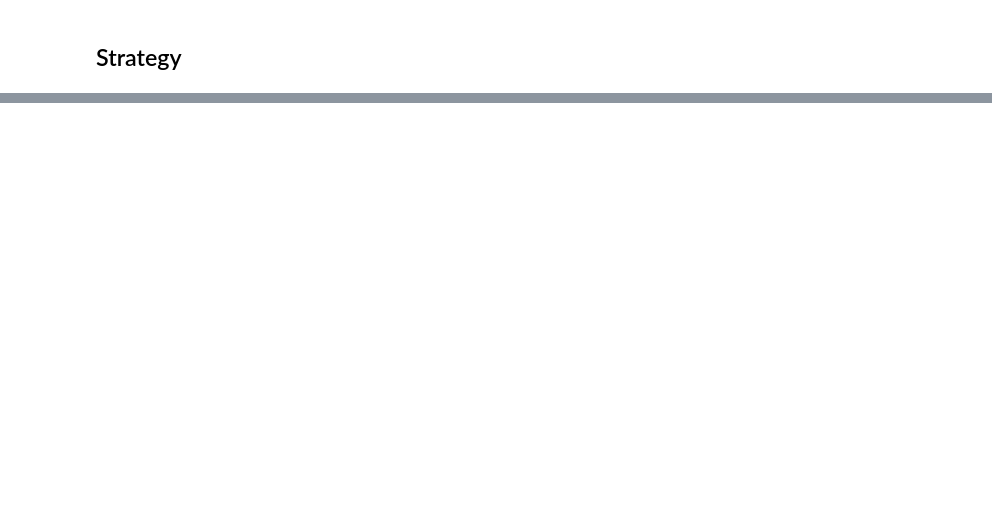
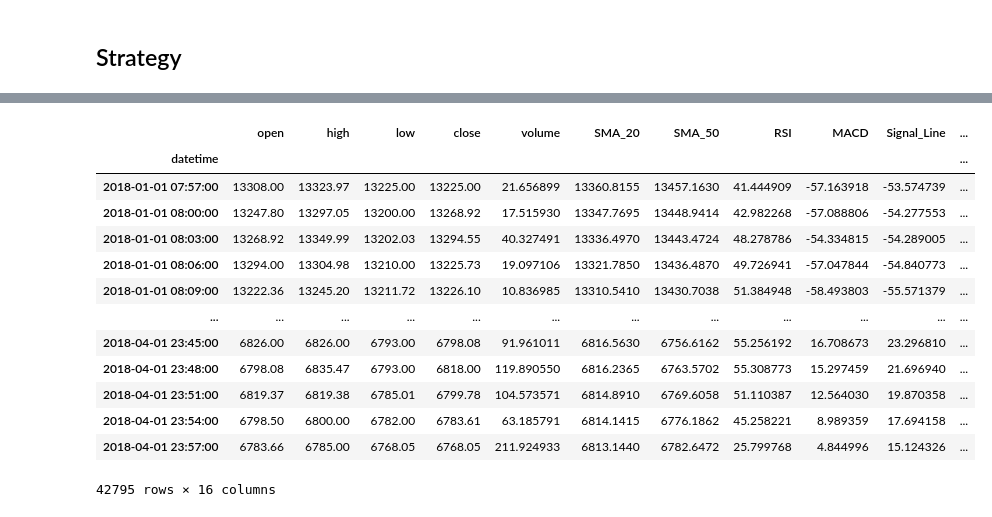
Before and after one commit to AI-ApeX-DeV/DTG, a Jupyter notebook: strategy.ipynb, the cells around one changed output, grey strips where cells are left out. Cells and saved outputs as stored; diff of their text form; code cells hidden in the pictures; blank space fills up the shorter version.

```diff
--- a/strategy.ipynb
+++ b/strategy.ipynb
@@ -262,3 +171,69 @@ See the caveats in the documentation: https://pandas.pydata.org/pandas-docs/stab
+# %%
+# Dataframe updation
+def update_df(i,usd, btc, signal):
+    test_df.at[test_df.index[i], 'Signal'] = signal
+    test_df.at[test_df.index[i], 'Balance_USD'] = usd
+    test_df.at[test_df.index[i], 'Balance_BTC'] = btc
+# %%
+
+# Trading loop
+for i in range(0, len(test_df)):
+    # Higher highs and higher lows trend tracking
+    if i > 1:
+        if test_df['close'][i-2] < test_df['close'][i-1] > test_df['close'][i] and test_df['close'][i-1] > resistance:
+            prev_resistance = resistance
+            resistance = test_df['close'][i-1]
+        if test_df['close'][i-1] < support:
+                current_close = test_df['close'][i]
+                prev_resistance, resistance = current_close,current_close
+                prev_support, support = current_close,current_close
+                usd, btc, signal = sell(usd, btc, test_df['close'][i])
+                # Update DataFrame
+                update_df(i,usd,btc,signal)
+                continue
+        elif test_df['close'][i-2] > test_df['close'][i-1] < test_df['close'][i] and test_df['close'][i-1] > support:
+                prev_support = support
+                support = test_df['close'][i-1]
+
+    # Buy condition
+    if usd > 0 and btc == 0:
+        if (support > prev_support
+            and resistance > prev_resistance
+            and test_df['close'][i-1] == support):
+            usd, btc, signal = buy(usd, btc, test_df['close'][i])
+
+            # Set the stop loss and target
+            if usd == 0 and btc > 0:
+                stop_loss = test_df['close'][i] - (atr_factor * test_df['ATR'][i])
+                target = (test_df['close'][i] * 1) + (take_profit_factor * test_df['ATR'][i])
+        else:
+            signal = "Wait"
+    # Sell condition
+    elif btc > 0 and usd == 0:
+        if test_df['close'][i] <= stop_loss or test_df['close'][i] >= target:
+            usd, btc, signal = sell(usd, btc, test_df['close'][i])
+        else:
+            signal = "Hold"
+
+    # Update DataFrame
+    update_df(i,usd,btc,signal)
+
+test_df
+# %% [output]
+|  | open | high | low | close | volume | SMA_20 | SMA_50 | RSI | MACD | Signal_Line | ... |
+| datetime |  |  |  |  |  |  |  |  |  |  | ... |
+| 2018-01-01 07:57:00 | 13308.00 | 13323.97 | 13225.00 | 13225.00 | 21.656899 | 13360.8155 | 13457.1630 | 41.444909 | -57.163918 | -53.574739 | ... |
+| 2018-01-01 08:00:00 | 13247.80 | 13297.05 | 13200.00 | 13268.92 | 17.515930 | 13347.7695 | 13448.9414 | 42.982268 | -57.088806 | -54.277553 | ... |
+| 2018-01-01 08:03:00 | 13268.92 | 13349.99 | 13202.03 | 13294.55 | 40.327491 | 13336.4970 | 13443.4724 | 48.278786 | -54.334815 | -54.289005 | ... |
+| 2018-01-01 08:06:00 | 13294.00 | 13304.98 | 13210.00 | 13225.73 | 19.097106 | 13321.7850 | 13436.4870 | 49.726941 | -57.047844 | -54.840773 | ... |
+| 2018-01-01 08:09:00 | 13222.36 | 13245.20 | 13211.72 | 13226.10 | 10.836985 | 13310.5410 | 13430.7038 | 51.384948 | -58.493803 | -55.571379 | ... |
+| ... | ... | ... | ... | ... | ... | ... | ... | ... | ... | ... | ... |
+| 2018-04-01 23:45:00 | 6826.00 | 6826.00 | 6793.00 | 6798.08 | 91.961011 | 6816.5630 | 6756.6162 | 55.256192 | 16.708673 | 23.296810 | ... |
+| 2018-04-01 23:48:00 | 6798.08 | 6835.47 | 6793.00 | 6818.00 | 119.890550 | 6816.2365 | 6763.5702 | 55.308773 | 15.297459 | 21.696940 | ... |
+| 2018-04-01 23:51:00 | 6819.37 | 6819.38 | 6785.01 | 6799.78 | 104.573571 | 6814.8910 | 6769.6058 | 51.110387 | 12.564030 | 19.870358 | ... |
+| 2018-04-01 23:54:00 | 6798.50 | 6800.00 | 6782.00 | 6783.61 | 63.185791 | 6814.1415 | 6776.1862 | 45.258221 | 8.989359 | 17.694158 | ... |
+| 2018-04-01 23:57:00 | 6783.66 | 6785.00 | 6768.05 | 6768.05 | 211.924933 | 6813.1440 | 6782.6472 | 25.799768 | 4.844996 | 15.124326 | ... |
+42795 rows × 16 columns
 # %%
 plot_df = test_df.iloc[:500,:]
 plt.figure(figsize=(10, 6))
```
Also changed, not shown: parts of 6 cells of this notebook.
